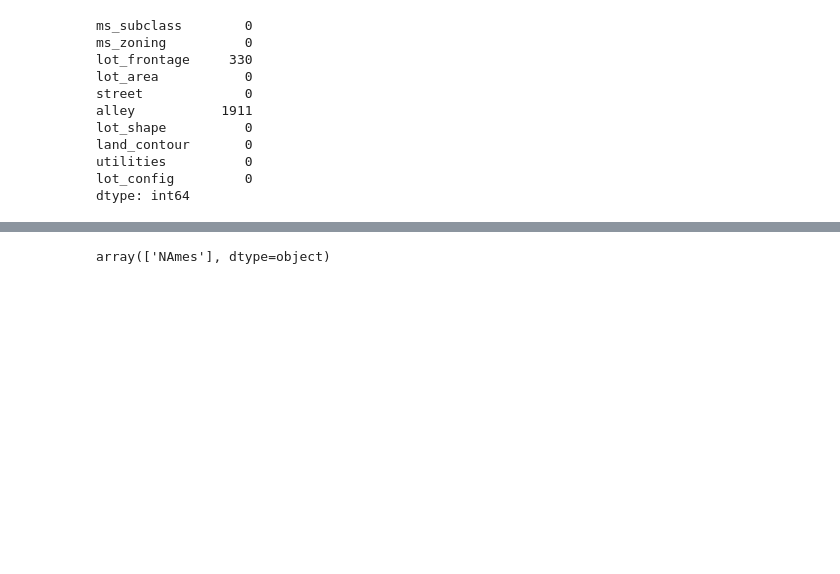
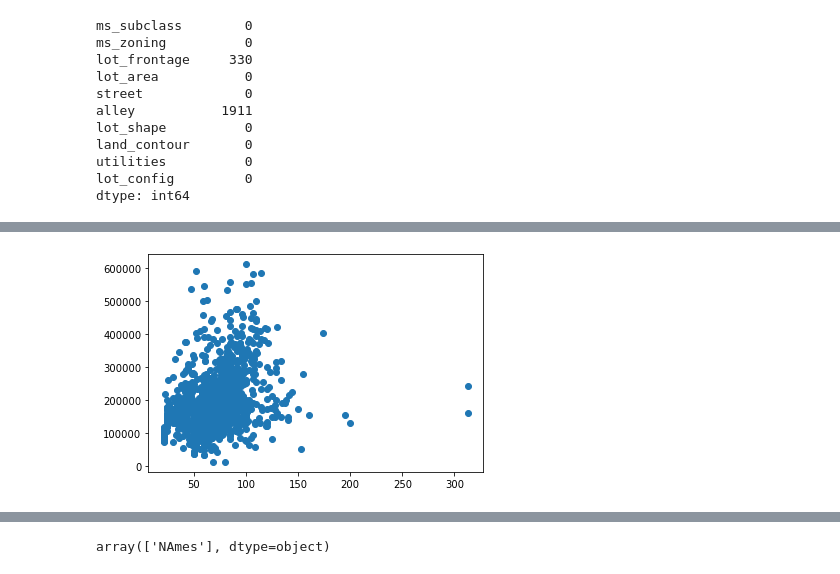
Before and after one commit to lawjackelen/ames-housing-model, a Jupyter notebook: project-2-workbook-cleaning.ipynb, the cells around one changed output, grey strips where cells are left out. Saved outputs shown, nothing was run; the diff lists cells and outputs as text; code cells hidden in the pictures; blank space fills up the shorter version.

```diff
--- a/project-2-workbook-cleaning.ipynb
+++ b/project-2-workbook-cleaning.ipynb
@@ -213,4 +115,0 @@ dtype: object
-# %%
-#update to str
-train.overall_qual = train.overall_qual.apply(lambda x: str(x))
-train.overall_cond = train.overall_cond.apply(lambda x: str(x))
@@ -240,0 +133,5 @@ array(['Gtl', 'Sev', 'Mod'], dtype=object)
+# %%
+# plot it
+plt.scatter(train.lot_frontage, train.saleprice);
+# %% [output]
+[figure, added]
```
Also changed, not shown: parts of 459 cells of this notebook.
